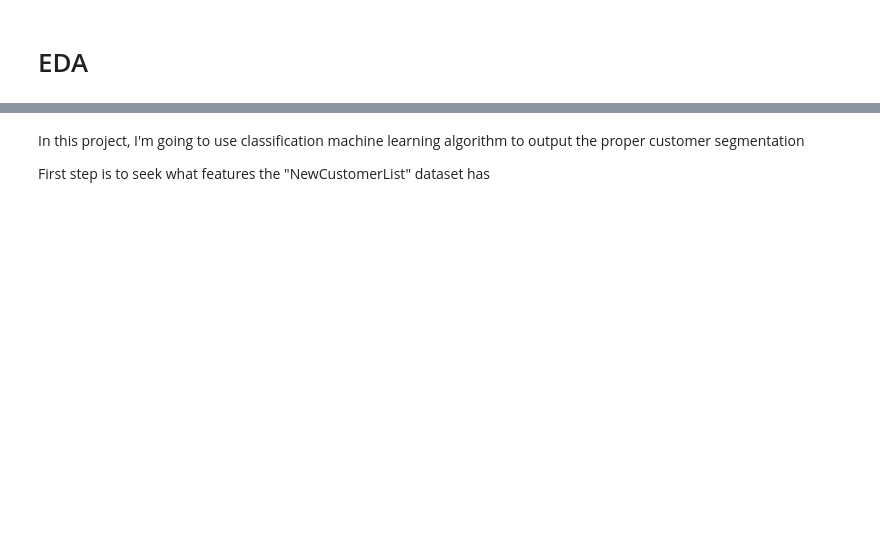
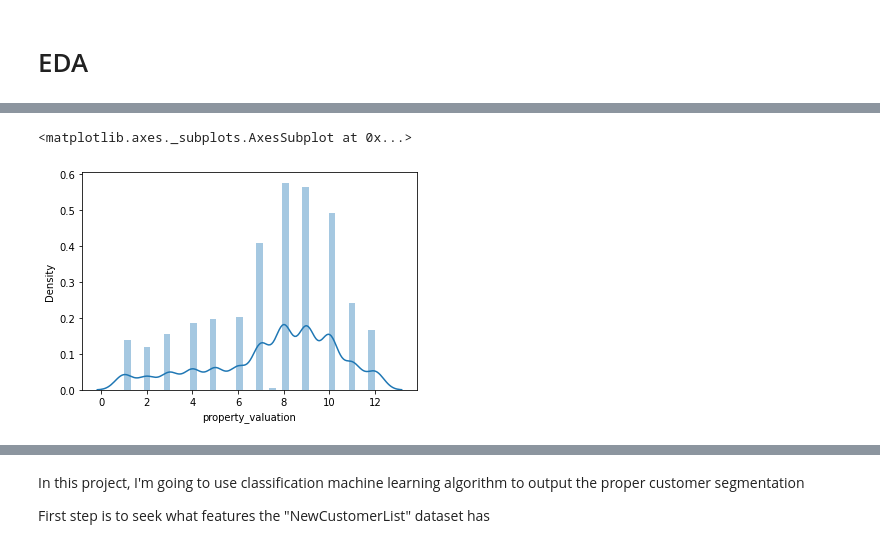
Before and after one commit to ZeanNi/KPMG-DataAnalytics-Consulting-Program, a Jupyter notebook: 2_Data_Insights/data_insight.ipynb, the cells around one changed output, grey strips where cells are left out. Drawn from its saved outputs; the diff is of its cells as text; code cells hidden in the pictures; blank space fills up the shorter version.

```diff
--- a/2_Data_Insights/data_insight.ipynb
+++ b/2_Data_Insights/data_insight.ipynb
@@ -48,0 +237,5 @@ new_customer_list = pd.read_excel(path, sheet_name=2, header=1)
+# %%
+sns.distplot(data_cls.property_valuation)
+# %% [output]
+<matplotlib.axes._subplots.AxesSubplot at 0x...>
+[figure, added]
```
Also changed, not shown: parts of 52 cells of this notebook.
